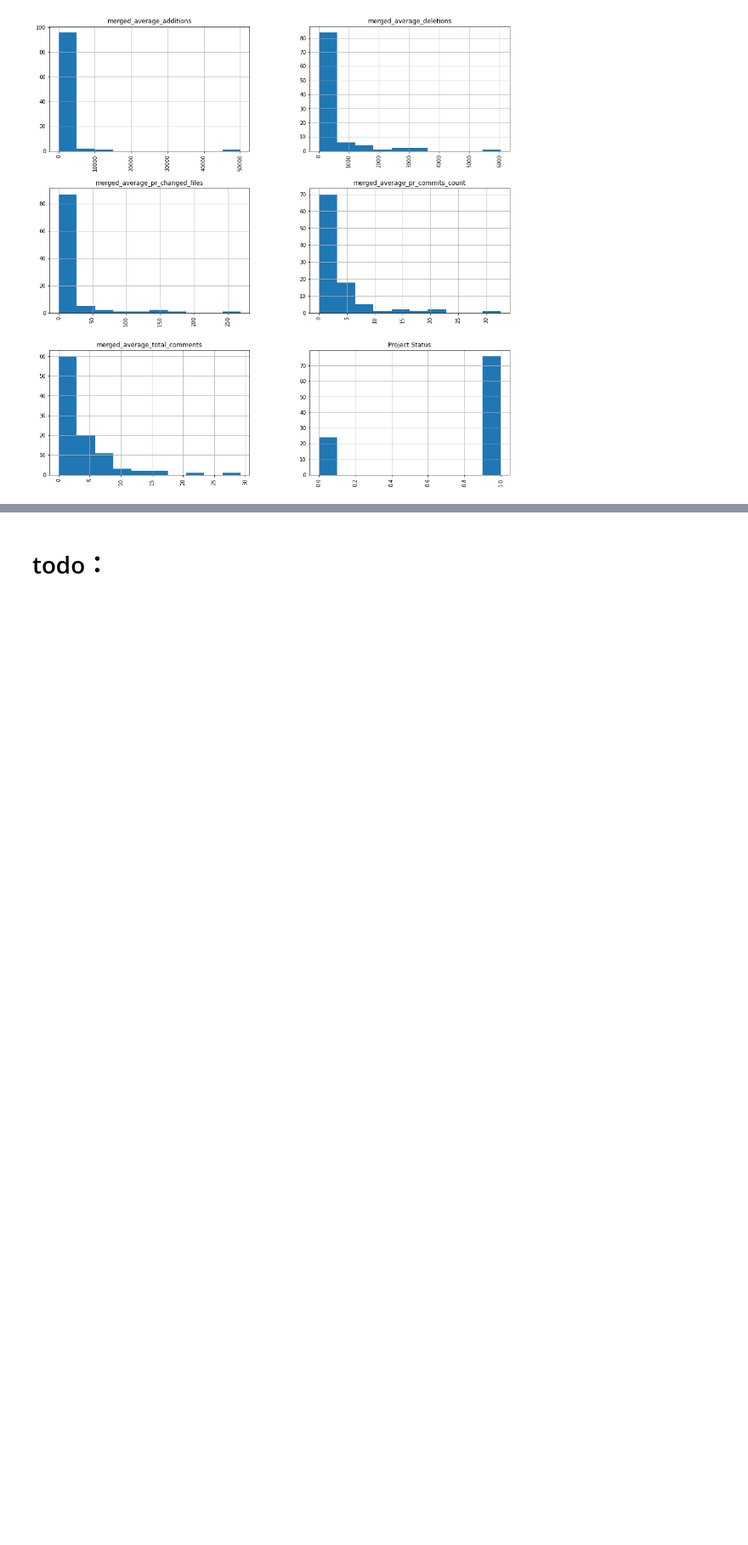
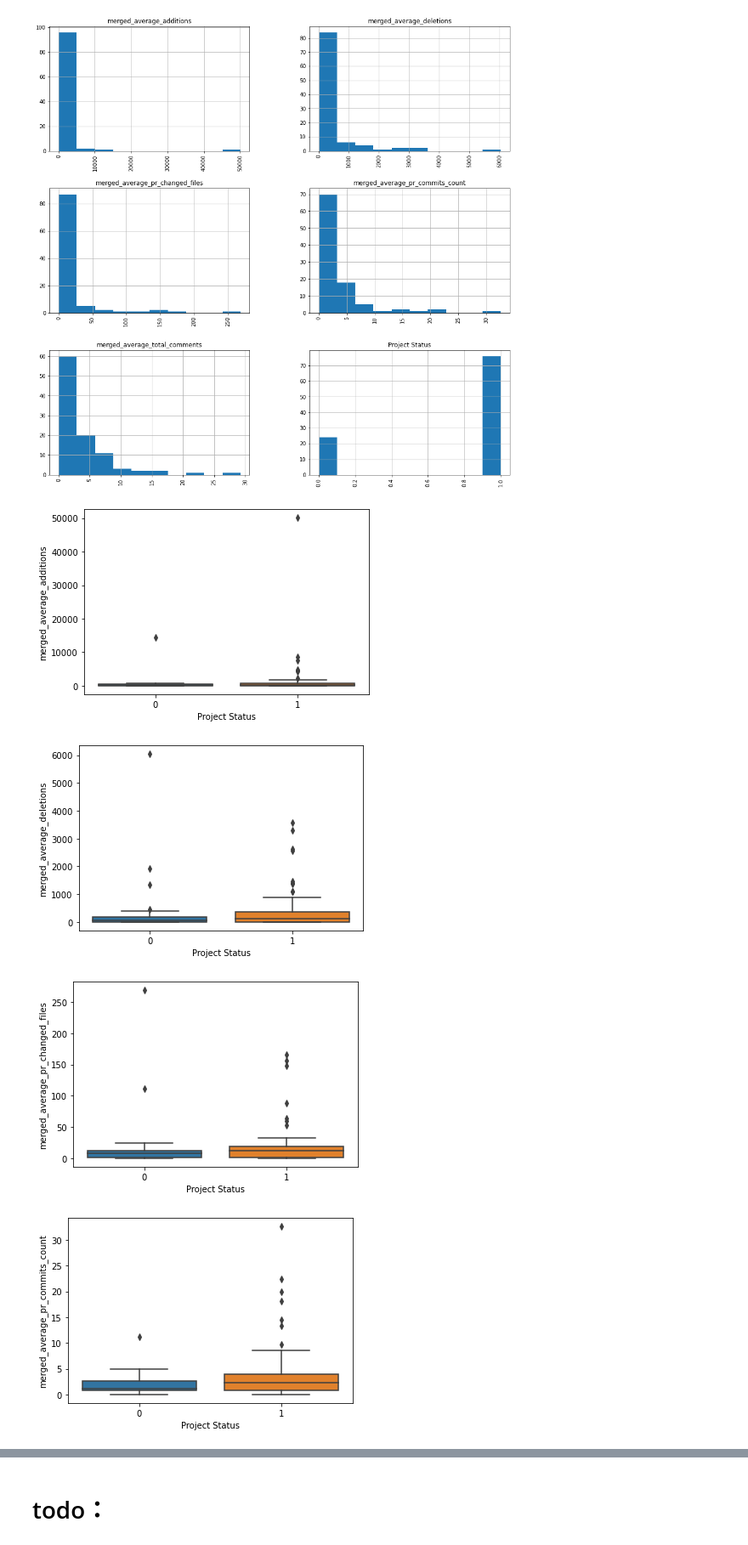
Before and after one commit to njswdwy/ECS260-Project, a Jupyter notebook: exploratory data analysis.ipynb, the cells around one changed output, grey strips where cells are left out. Shown: that part at 85% size. Cells and saved outputs as stored; diff of their text form; code cells hidden in the pictures; blank space fills up the shorter version.

```diff
--- a/exploratory data analysis.ipynb
+++ b/exploratory data analysis.ipynb
@@ -335,8 +391,13 @@ plt.show()
 # %% [output]
 [figure]
 # %%
-num_cols = ['merged_average_additions','merged_average_deletions','merged_average_pr_changed_files','merged_average_pr_commits_count','average_total_comments']
+num_cols = ['merged_average_additions','merged_average_deletions','merged_average_pr_changed_files','merged_average_pr_commits_count','merged_average_total_comments']
 
 for col in num_cols:
-    sns.boxplot(x = data_model2['Project Status'].astype('category'), y=col, data=data_model2)
+    sns.boxplot(x = data_model3['Project Status'].astype('category'), y=col, data=data_model3)
     plt.show()
+# %% [output]
+[figure, added]
+[figure, added]
+[figure, added]
+[figure, added]
```
Also changed, not shown: parts of 13 cells of this notebook.
